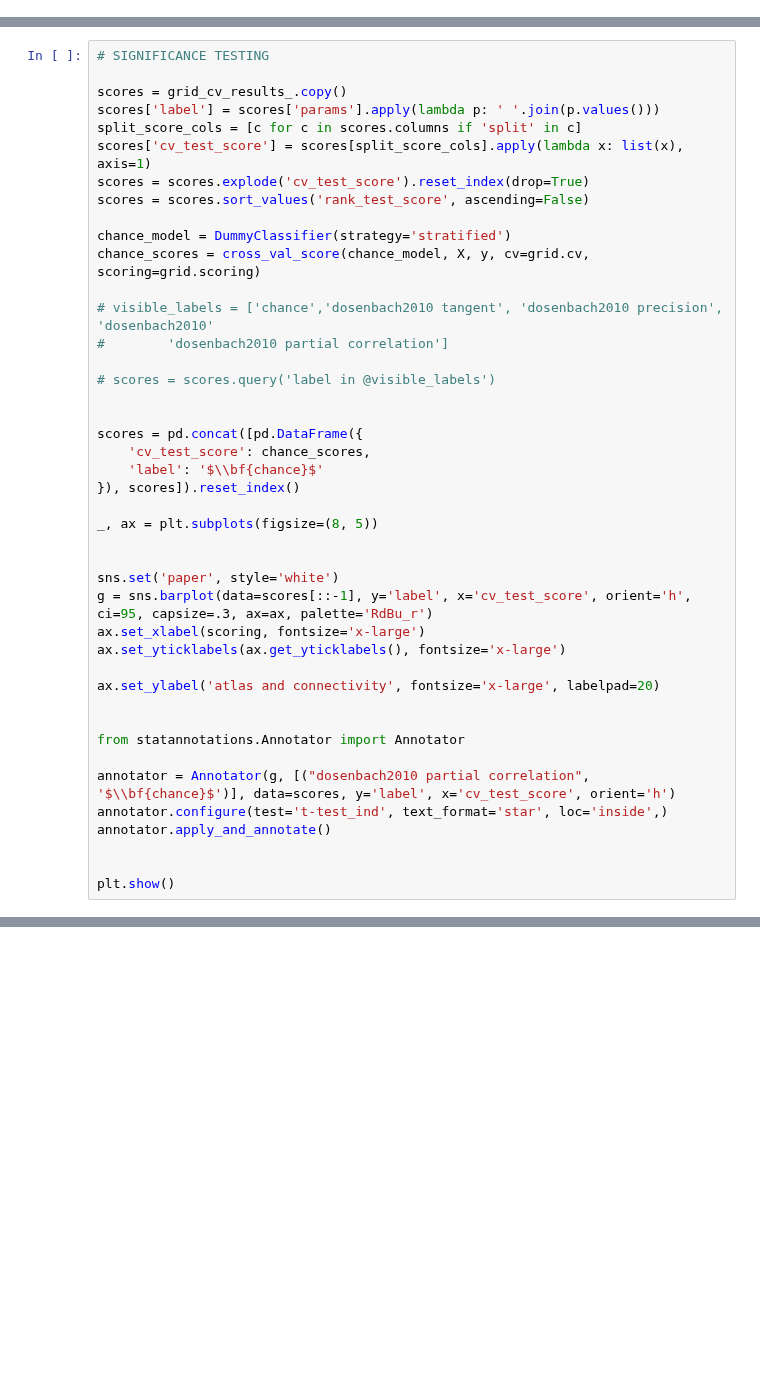
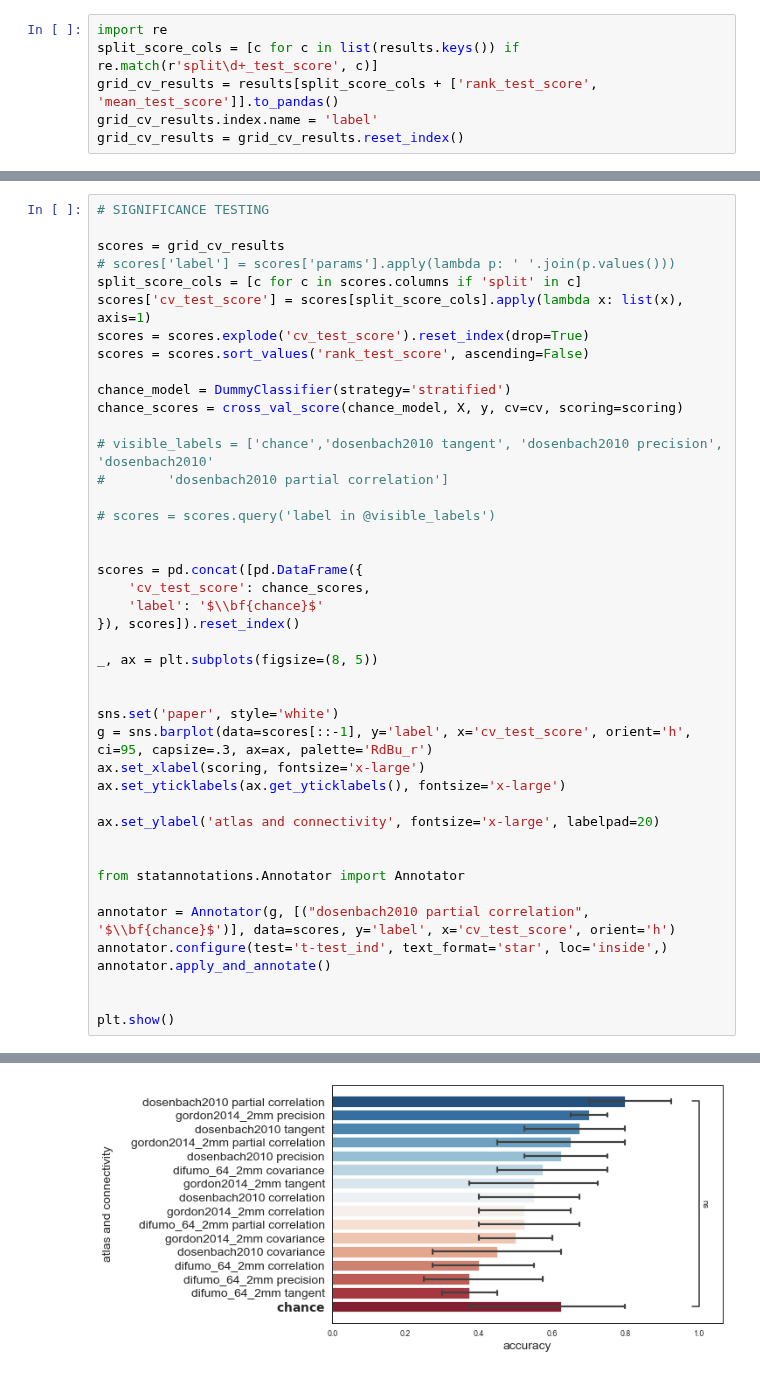
Before and after one commit to morteza/ACNets, a Jupyter notebook: notebooks/4 Visualizations.ipynb, the cells around one changed output, grey strips where cells are left out. Cells and saved outputs as stored; diff of their text form; blank space fills up the shorter version.

```diff
--- a/notebooks/4 Visualizations.ipynb
+++ b/notebooks/4 Visualizations.ipynb
@@ -54,0 +42,6 @@ feature_names = ...
+# %%
+import re
+split_score_cols = [c for c in list(results.keys()) if re.match(r'split\d+_test_score', c)]
+grid_cv_results = results[split_score_cols + ['rank_test_score', 'mean_test_score']].to_pandas()
+grid_cv_results.index.name = 'label'
+grid_cv_results = grid_cv_results.reset_index()
@@ -107,15 +119,15 @@ plt.show()
 # %%
 # SIGNIFICANCE TESTING
 
-scores = grid_cv_results_.copy()
-scores['label'] = scores['params'].apply(lambda p: ' '.join(p.values()))
+scores = grid_cv_results
+# scores['label'] = scores['params'].apply(lambda p: ' '.join(p.values()))
 split_score_cols = [c for c in scores.columns if 'split' in c]
 scores['cv_test_score'] = scores[split_score_cols].apply(lambda x: list(x), axis=1)
 scores = scores.explode('cv_test_score').reset_index(drop=True)
 scores = scores.sort_values('rank_test_score', ascending=False)
 
 chance_model = DummyClassifier(strategy='stratified')
-chance_scores = cross_val_score(chance_model, X, y, cv=grid.cv, scoring=grid.scoring)
+chance_scores = cross_val_score(chance_model, X, y, cv=cv, scoring=scoring)
 
 # visible_labels = ['chance','dosenbach2010 tangent', 'dosenbach2010 precision', 'dosenbach2010'
 #        'dosenbach2010 partial correlation']
@@ -147,3 +159,4 @@ annotator.apply_and_annotate()
 
 
 plt.show()
+# %% [output]
@@ -150,3 +171,4 @@ plt.show()
+[figure, added]
 # %%
 # PLOTS
 sns.set_theme(style="white", rc={"axes.facecolor": (0, 0, 0, 0)})
```
Also changed, not shown: parts of 13 cells of this notebook, 1 other file.
